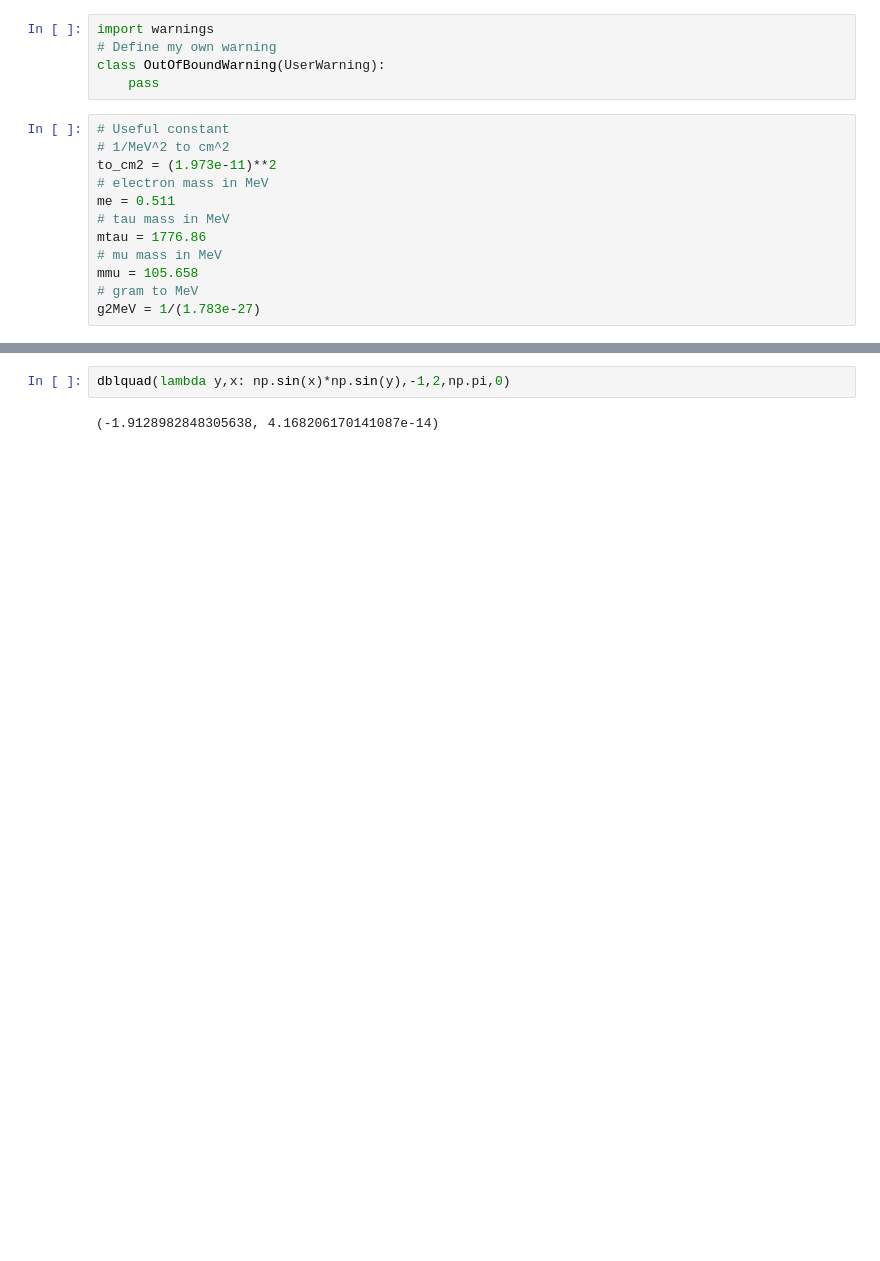
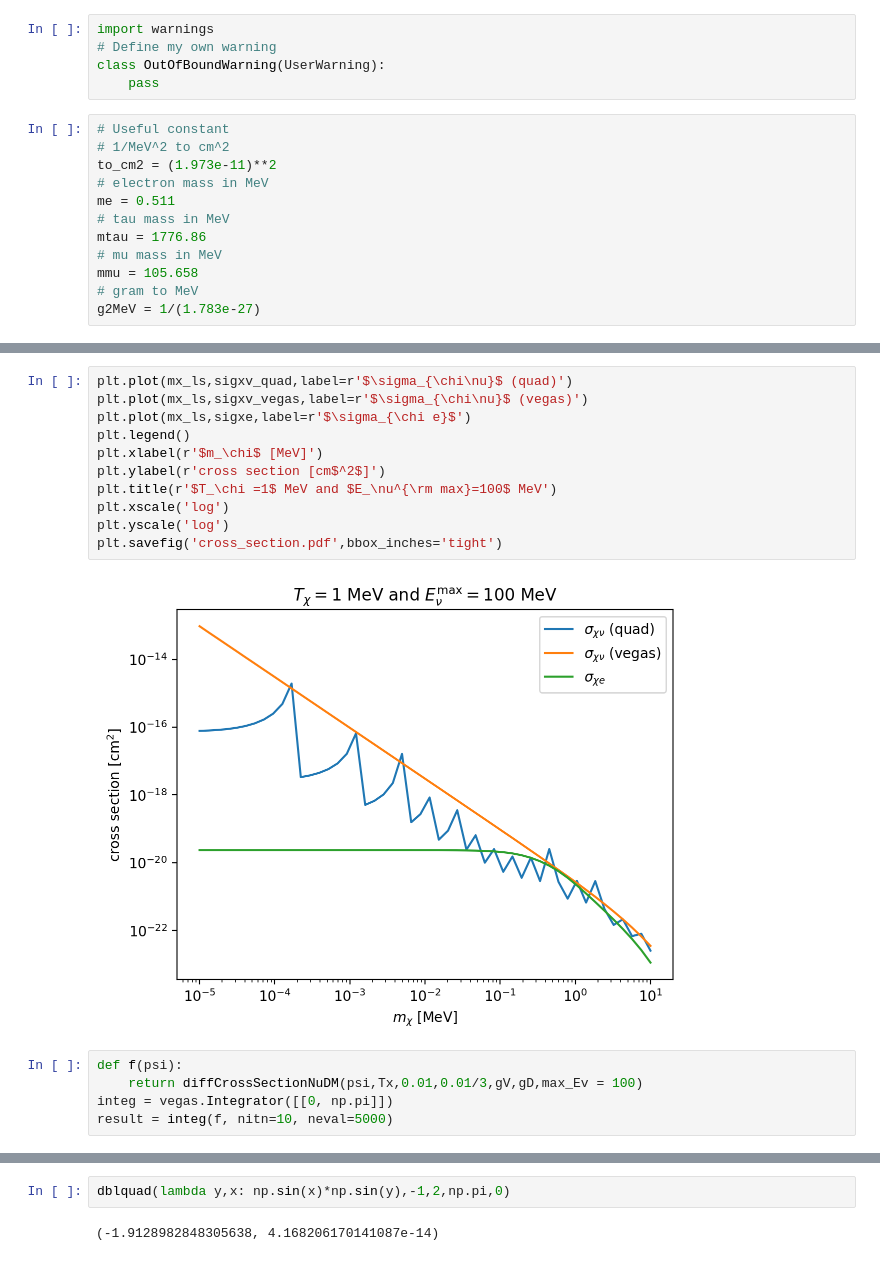
Before and after one commit to yenhsunlin/SNnuBDM2, a Jupyter notebook: src/crox.ipynb, the cells around one changed output, grey strips where cells are left out. Cells and saved outputs as stored; diff of their text form; blank space fills up the shorter version.

```diff
--- a/src/crox.ipynb
+++ b/src/crox.ipynb
@@ -278,0 +300,18 @@ def totalCrossSectionElectronDM(Tx,mx,mV,eps,gD):
+# %%
+plt.plot(mx_ls,sigxv_quad,label=r'$\sigma_{\chi\nu}$ (quad)')
+plt.plot(mx_ls,sigxv_vegas,label=r'$\sigma_{\chi\nu}$ (vegas)')
+plt.plot(mx_ls,sigxe,label=r'$\sigma_{\chi e}$')
+plt.legend()
+plt.xlabel(r'$m_\chi$ [MeV]')
+plt.ylabel(r'cross section [cm$^2$]')
+plt.title(r'$T_\chi =1$ MeV and $E_\nu^{\rm max}=100$ MeV')
+plt.xscale('log')
+plt.yscale('log')
+plt.savefig('cross_section.pdf',bbox_inches='tight')
+# %% [output]
+[figure, added]
+# %%
+def f(psi):
+    return diffCrossSectionNuDM(psi,Tx,0.01,0.01/3,gV,gD,max_Ev = 100)
+integ = vegas.Integrator([[0, np.pi]])
+result = integ(f, nitn=10, neval=5000)
```
Also changed, not shown: parts of 5 cells of this notebook, 2 other files.
